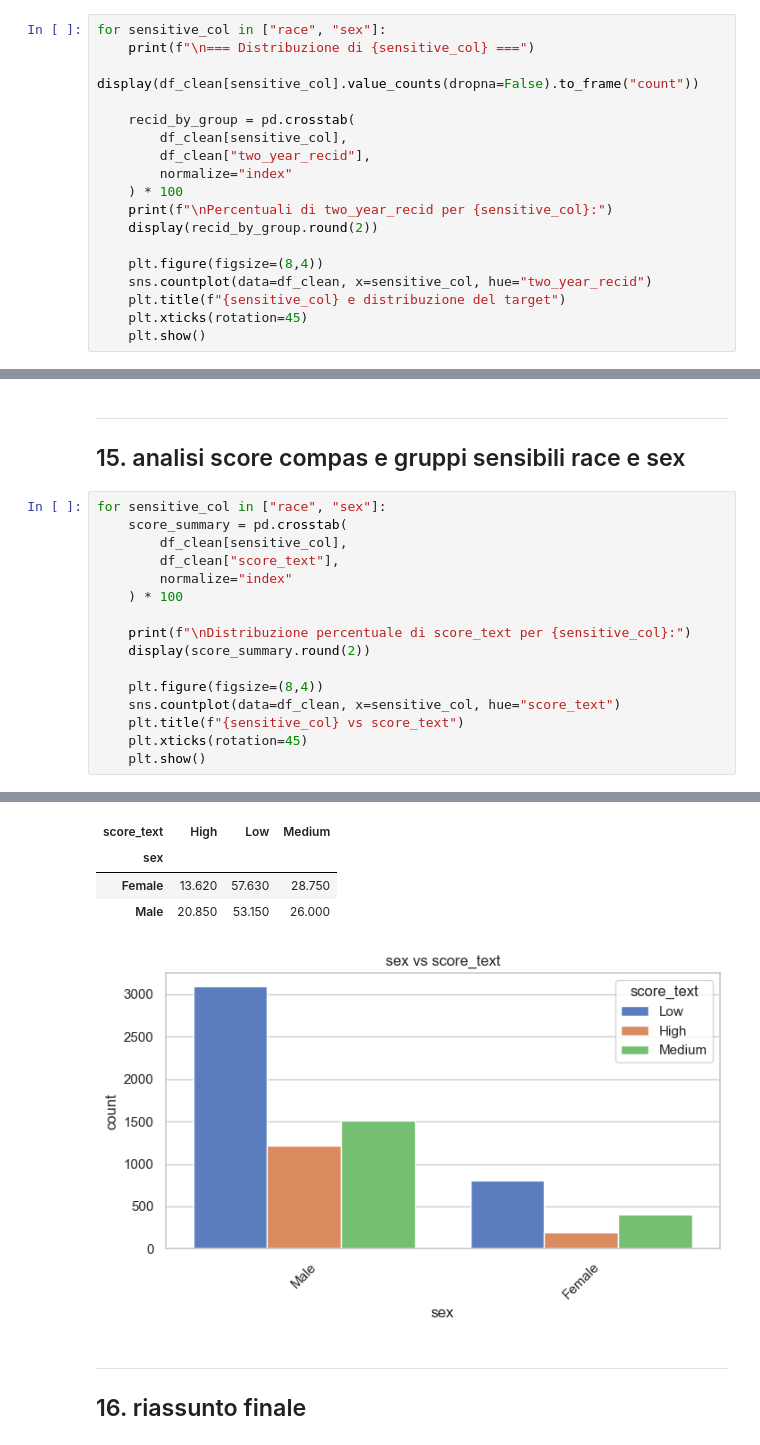
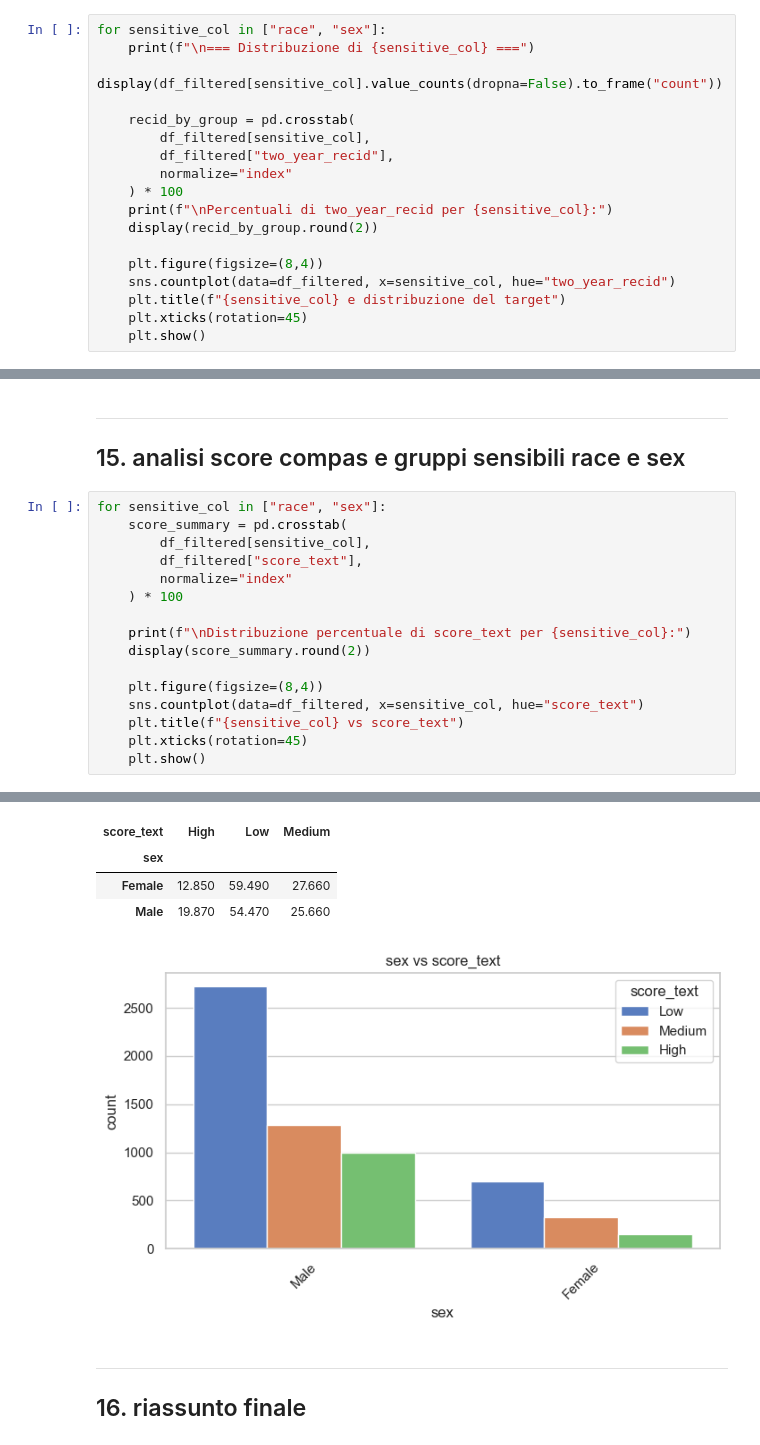
Before and after one commit to anna8987/tesi-COMPAS, a Jupyter notebook: tesiCOMPAS.ipynb, the cells around one changed output, grey strips where cells are left out. Drawn from its saved outputs; the diff is of its cells as text.

```diff
--- a/tesiCOMPAS.ipynb
+++ b/tesiCOMPAS.ipynb
@@ -681,18 +697,18 @@ ___
 # %%
 for sensitive_col in ["race", "sex"]:
     print(f"\n=== Distribuzione di {sensitive_col} ===")
-    display(df_clean[sensitive_col].value_counts(dropna=False).to_frame("count"))
+    display(df_filtered[sensitive_col].value_counts(dropna=False).to_frame("count"))
 
     recid_by_group = pd.crosstab(
-        df_clean[sensitive_col],
-        df_clean["two_year_recid"],
+        df_filtered[sensitive_col],
+        df_filtered["two_year_recid"],
         normalize="index"
     ) * 100
     print(f"\nPercentuali di two_year_recid per {sensitive_col}:")
     display(recid_by_group.round(2))
 
     plt.figure(figsize=(8,4))
-    sns.countplot(data=df_clean, x=sensitive_col, hue="two_year_recid")
+    sns.countplot(data=df_filtered, x=sensitive_col, hue="two_year_recid")
     plt.title(f"{sensitive_col} e distribuzione del target")
     plt.xticks(rotation=45)
     plt.show()
@@ -733,8 +749,8 @@ ___
 # %%
 for sensitive_col in ["race", "sex"]:
     score_summary = pd.crosstab(
-        df_clean[sensitive_col],
-        df_clean["score_text"],
+        df_filtered[sensitive_col],
+        df_filtered["score_text"],
         normalize="index"
     ) * 100
 
@@ -742,7 +758,7 @@ for sensitive_col in ["race", "sex"]:
     display(score_summary.round(2))
 
     plt.figure(figsize=(8,4))
-    sns.countplot(data=df_clean, x=sensitive_col, hue="score_text")
+    sns.countplot(data=df_filtered, x=sensitive_col, hue="score_text")
     plt.title(f"{sensitive_col} vs score_text")
     plt.xticks(rotation=45)
     plt.show()
@@ -760,9 +776,9 @@ Distribuzione percentuale di score_text per race:
 Distribuzione percentuale di score_text per sex:
 | score_text | High | Low | Medium |
 | sex |  |  |  |
-| Female | 13.620 | 57.630 | 28.750 |
-| Male | 20.850 | 53.150 | 26.000 |
+| Female | 12.850 | 59.490 | 27.660 |
+| Male | 19.870 | 54.470 | 25.660 |
-[figure, old version]
+[figure, new version]
 # %% [markdown]
 ___
 ## 16. riassunto finale
```
Also changed, not shown: parts of 22 cells of this notebook, 4 other files.
